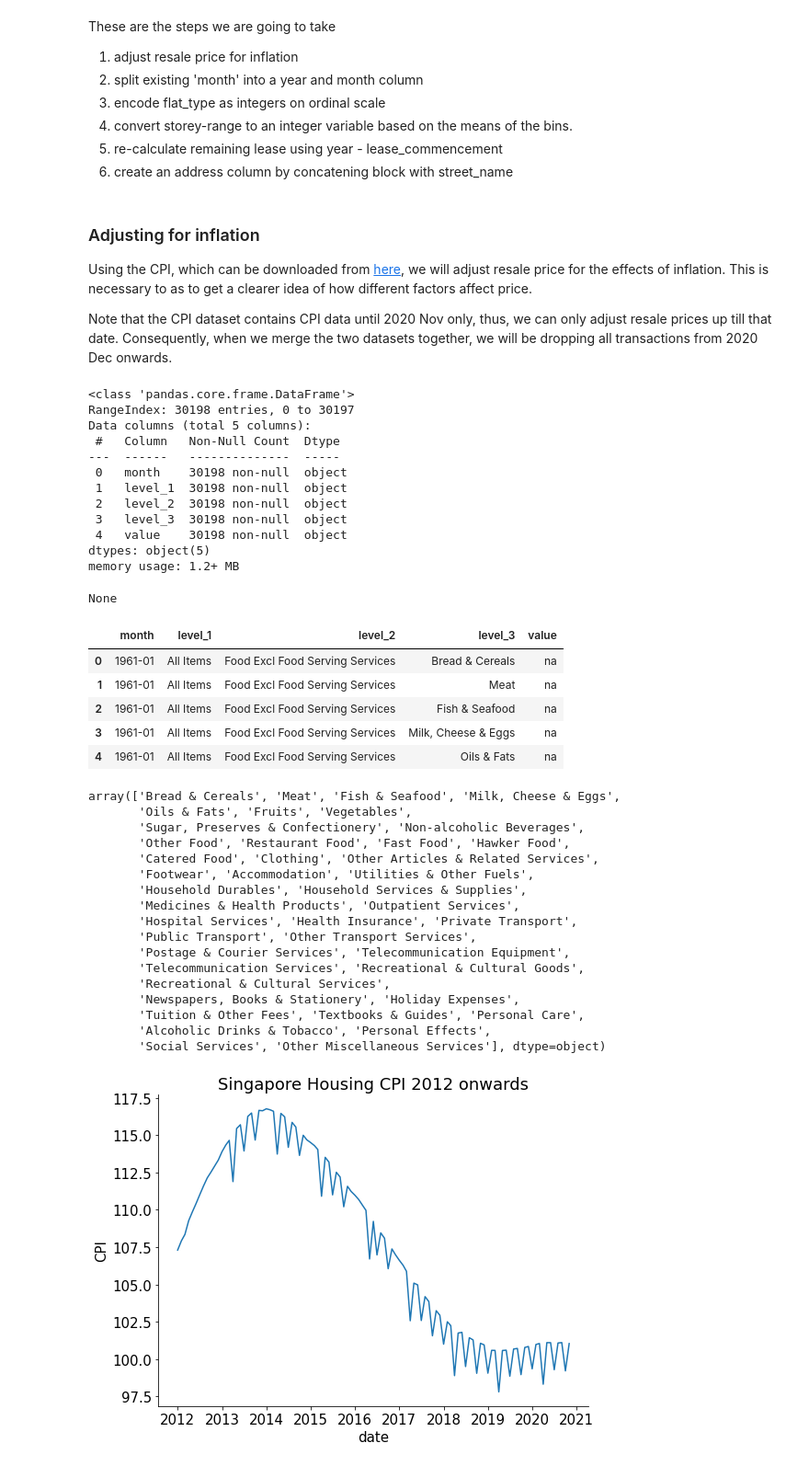
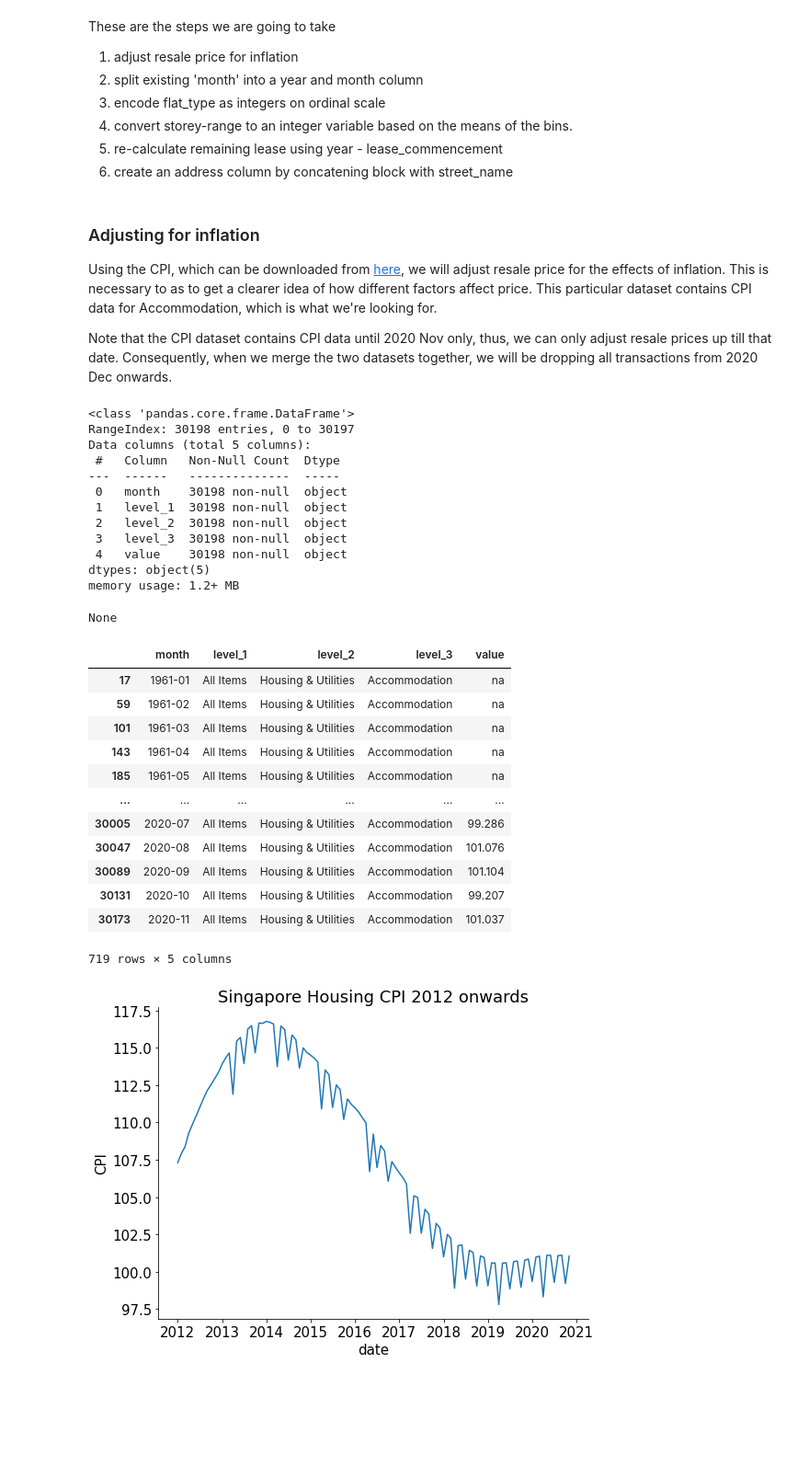
Before and after one commit to krompirov/Holmusk-coding-challenge, a Jupyter notebook: 01. EDA and preprocessing.ipynb, the cells around one changed output. Shown at 92% size. Saved outputs shown, nothing was run; the diff lists cells and outputs as text; code cells hidden in the pictures; blank space fills up the shorter version.

```diff
--- a/01. EDA and preprocessing.ipynb
+++ b/01. EDA and preprocessing.ipynb
@@ -271,54 +273,40 @@ These are the steps we are going to take
 6. create an address column by concatening block with street_name
 # %% [markdown]
 ### Adjusting for inflation
-Using the CPI, which can be downloaded from [here](https://data.gov.sg/dataset/consumer-price-index-monthly?resource_id=2c80e106-0233-4f3b-8efc-28500c48a8ae), we will adjust resale price for the effects of inflation. This is necessary to as to get a clearer idea of how different factors affect price.
+Using the CPI, which can be downloaded from [here](https://data.gov.sg/dataset/consumer-price-index-monthly?resource_id=2c80e106-0233-4f3b-8efc-28500c48a8ae), we will adjust resale price for the effects of inflation. This is necessary to as to get a clearer idea of how different factors affect price. This particular dataset contains CPI data for Accommodation, which is what we're looking for.
 
 Note that the CPI dataset contains CPI data until 2020 Nov only, thus, we can only adjust resale prices up till that date. Consequently, when we merge the two datasets together, we will be dropping all transactions from 2020 Dec onwards.
 # %%
 cpi = pd.read_csv('./data/consumer-price-index-at-expenditure-group-level-2019-as-base-year-monthly.csv')
 display(cpi.info())
-cpi.head()
+cpi[cpi['level_3']=='Accommodation']
 # %% [output]
 <class 'pandas.core.frame.DataFrame'>
 RangeIndex: 30198 entries, 0 to 30197
 Data columns (total 5 columns):
  #   Column   Non-Null Count  Dtype
 ---  ------   --------------  -----
  0   month    30198 non-null  object
  1   level_1  30198 non-null  object
  2   level_2  30198 non-null  object
  3   level_3  30198 non-null  object
  4   value    30198 non-null  object
 dtypes: object(5)
 memory usage: 1.2+ MB
 None
 |  | month | level_1 | level_2 | level_3 | value |
-| 0 | 1961-01 | All Items | Food Excl Food Serving Services | Bread & Cereals | na |
-| 1 | 1961-01 | All Items | Food Excl Food Serving Services | Meat | na |
-| 2 | 1961-01 | All Items | Food Excl Food Serving Services | Fish & Seafood | na |
-| 3 | 1961-01 | All Items | Food Excl Food Serving Services | Milk, Cheese & Eggs | na |
-| 4 | 1961-01 | All Items | Food Excl Food Serving Services | Oils & Fats | na |
+| 17 | 1961-01 | All Items | Housing & Utilities | Accommodation | na |
+| 59 | 1961-02 | All Items | Housing & Utilities | Accommodation | na |
+| 101 | 1961-03 | All Items | Housing & Utilities | Accommodation | na |
+| 143 | 1961-04 | All Items | Housing & Utilities | Accommodation | na |
+| 185 | 1961-05 | All Items | Housing & Utilities | Accommodation | na |
+| ... | ... | ... | ... | ... | ... |
+| 30005 | 2020-07 | All Items | Housing & Utilities | Accommodation | 99.286 |
+| 30047 | 2020-08 | All Items | Housing & Utilities | Accommodation | 101.076 |
+| 30089 | 2020-09 | All Items | Housing & Utilities | Accommodation | 101.104 |
+| 30131 | 2020-10 | All Items | Housing & Utilities | Accommodation | 99.207 |
+| 30173 | 2020-11 | All Items | Housing & Utilities | Accommodation | 101.037 |
+719 rows × 5 columns
-# %%
-# we only want the the CPI values for acommodation
-cpi['level_3'].unique()
-# %% [output]
-array(['Bread & Cereals', 'Meat', 'Fish & Seafood', 'Milk, Cheese & Eggs',
-       'Oils & Fats', 'Fruits', 'Vegetables',
-       'Sugar, Preserves & Confectionery', 'Non-alcoholic Beverages',
-       'Other Food', 'Restaurant Food', 'Fast Food', 'Hawker Food',
-       'Catered Food', 'Clothing', 'Other Articles & Related Services',
-       'Footwear', 'Accommodation', 'Utilities & Other Fuels',
-       'Household Durables', 'Household Services & Supplies',
-       'Medicines & Health Products', 'Outpatient Services',
-       'Hospital Services', 'Health Insurance', 'Private Transport',
-       'Public Transport', 'Other Transport Services',
-       'Postage & Courier Services', 'Telecommunication Equipment',
-       'Telecommunication Services', 'Recreational & Cultural Goods',
-       'Recreational & Cultural Services',
-       'Newspapers, Books & Stationery', 'Holiday Expenses',
-       'Tuition & Other Fees', 'Textbooks & Guides', 'Personal Care',
-       'Alcoholic Drinks & Tobacco', 'Personal Effects',
-       'Social Services', 'Other Miscellaneous Services'], dtype=object)
 # %%
 # select out only rows where level_3 is accomodation
 cpi = cpi.loc[cpi['level_3']=='Accommodation']
```
Also changed, not shown: parts of 32 cells of this notebook, 1 other file.
